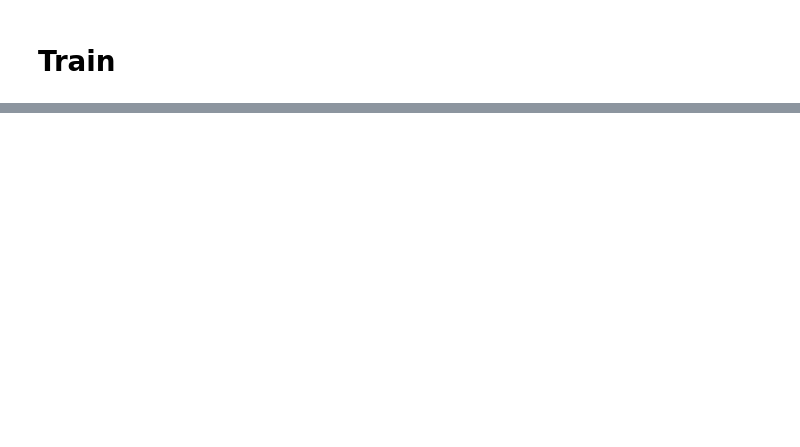
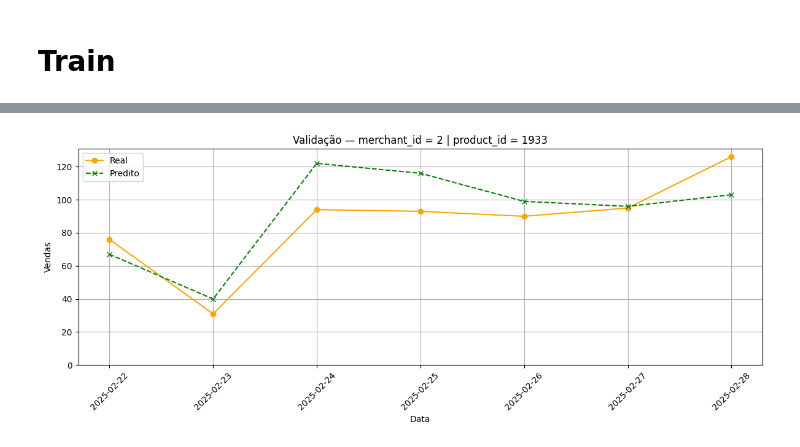
Before and after one commit to AmandaCOPires/Projeto-Linqi, a Jupyter notebook: predictions.ipynb, the cells around one changed output, grey strips where cells are left out. Drawn from its saved outputs; the diff is of its cells as text; code cells hidden in the pictures; blank space fills up the shorter version.

```diff
--- a/predictions.ipynb
+++ b/predictions.ipynb
@@ -482,0 +431,29 @@ MAE na validação final (última semana): 0.8660
+# %%
+import matplotlib.pyplot as plt
+import numpy as np
+
+def plot_val_real_vs_pred(df_val, final_model, merchant_id, product_id):
+    # Filtra a parte de validação
+    df_val_filt = df_val.query('merchant_id == @merchant_id and product_id == @product_id').sort_values('date')
+
+    # Valores reais
+    y_val_real = df_val_filt["sales"]
+
+    # Predições
+    X_val_filt = df_val_filt.drop(columns=["date", "sales"])
+    y_val_pred = np.round(np.maximum(final_model.predict(X_val_filt), 0))
+
+    # Gráfico
+    plt.figure(figsize=(12, 5))
+    plt.plot(df_val_filt["date"], y_val_real, label="Real", marker='o', color = 'orange', linestyle='-')
+    plt.plot(df_val_filt["date"], y_val_pred, label="Predito", marker='x', color = 'green', linestyle='--')
+
+    plt.title(f"Validação — merchant_id = {merchant_id} | product_id = {product_id}")
+    plt.xlabel("Data")
+    plt.ylabel("Vendas")
+    plt.ylim(bottom=0)
+    plt.legend()
+    plt.grid(True)
+    plt.xticks(rotation=45)
+    plt.tight_layout()
+    plt.show()
@@ -482,0 +464,4 @@ MAE na validação final (última semana): 0.8660
+# %%
+plot_val_real_vs_pred(df_val, final_model, merchant_id=2, product_id=1933)
+# %% [output]
+[figure, added]
```
Also changed, not shown: parts of 19 cells of this notebook.
